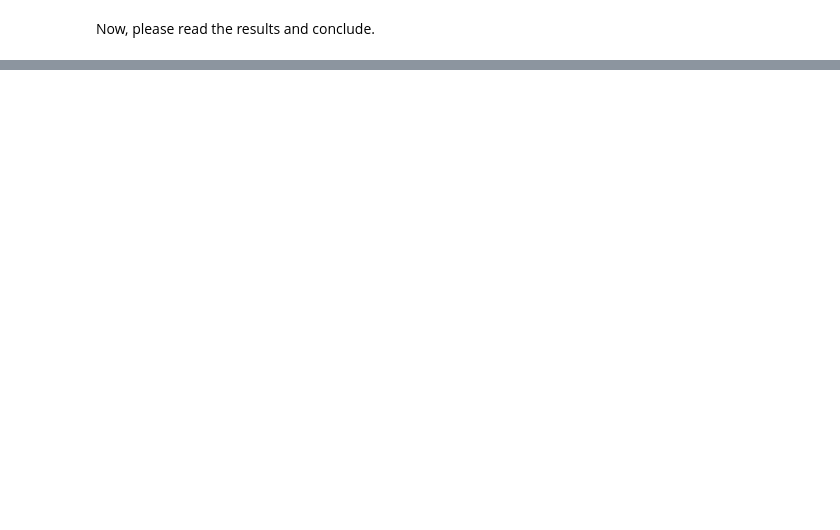
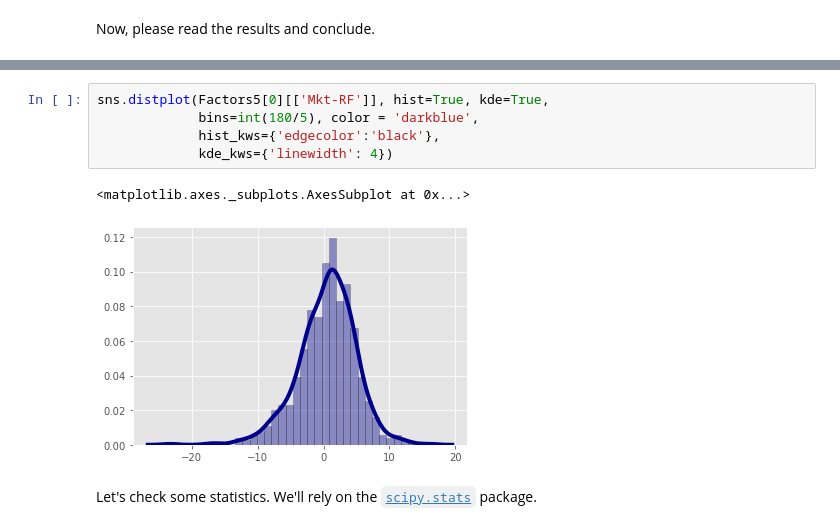
Before and after one commit to diengiau/py18plus, a Jupyter notebook: 07_priceReturnDist.ipynb, the cells around one changed output, grey strips where cells are left out. Cells and saved outputs as stored; diff of their text form; blank space fills up the shorter version.

```diff
--- a/07_priceReturnDist.ipynb
+++ b/07_priceReturnDist.ipynb
@@ -113,0 +152,10 @@ Now, please read the results and conclude.
+# %%
+sns.distplot(Factors5[0][['Mkt-RF']], hist=True, kde=True,
+             bins=int(180/5), color = 'darkblue',
+             hist_kws={'edgecolor':'black'},
+             kde_kws={'linewidth': 4})
+# %% [output]
+<matplotlib.axes._subplots.AxesSubplot at 0x...>
+[figure, added]
+# %% [markdown]
+Let's check some statistics. We'll rely on the [`scipy.stats`](https://docs.scipy.org/doc/scipy/reference/stats.html) package.
```
Also changed, not shown: parts of 17 cells of this notebook, 3 other files.
